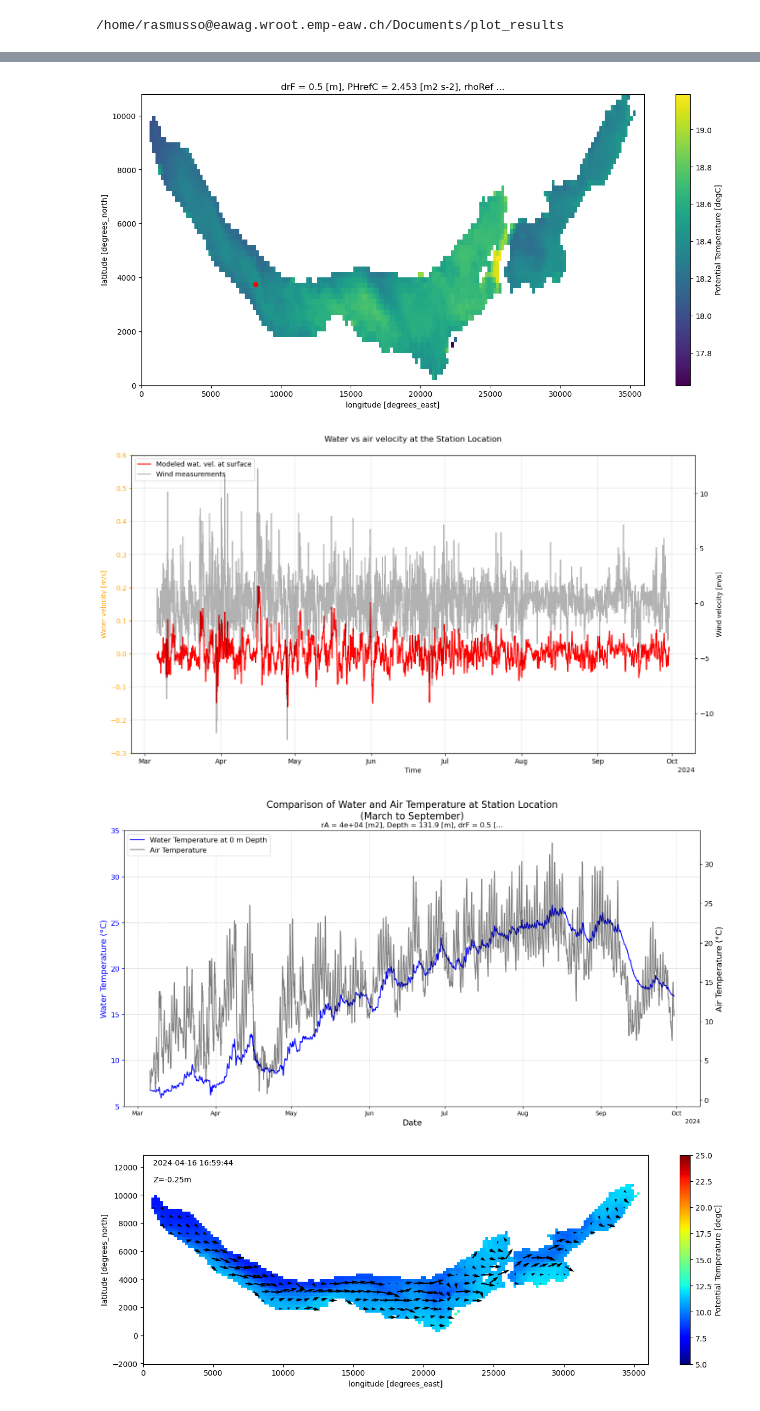
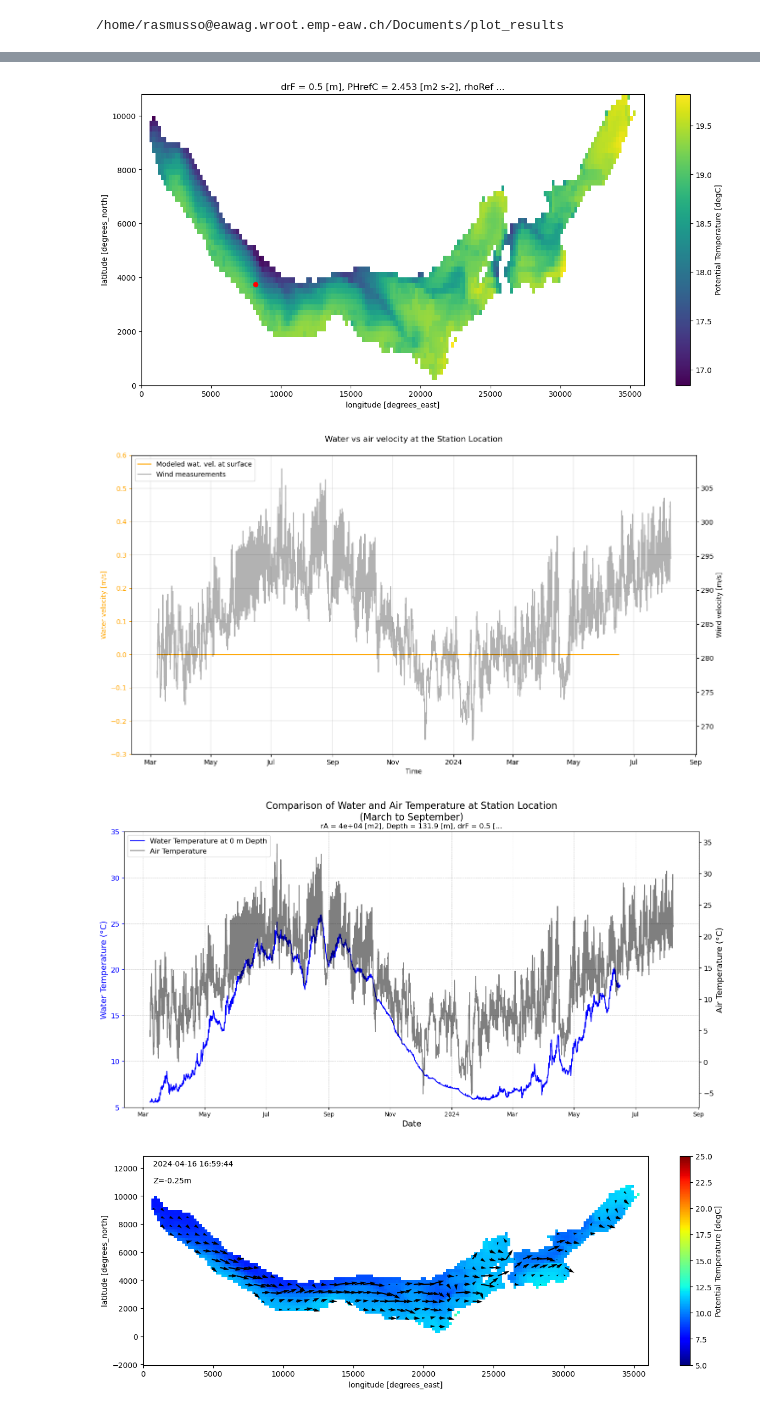
Before and after one commit to leroquan/plot_results, a Jupyter notebook: mitgcm/results_analysis/display_binary_results.ipynb, the cells around one changed output, grey strips where cells are left out. Cells and saved outputs as stored; diff of their text form; code cells hidden in the pictures.

```diff
--- a/mitgcm/results_analysis/display_binary_results.ipynb
+++ b/mitgcm/results_analysis/display_binary_results.ipynb
@@ -28,4 +28,4 @@ model = 'test_zurich'
 lake_name='Zurich'
 mitgcm_config, ds_to_plot = open_mitgcm_ds_from_config('..//config.json', model)
 # %%
-ds_to_plot = ds_to_plot.isel(YG=range(0,54), YC=range(0,54))
+ds_to_plot = ds_to_plot.isel(YG=range(0,34), YC=range(0,54))
@@ -33,7 +70,7 @@ ds_to_plot = ds_to_plot.isel(YG=range(0,54), YC=range(0,54))
 xc_mitgcm_station = 8178
 yc_mitgcm_station = 3739
 
-date_plot_profil = datetime(2024,3,6,0,0,0)
+date_plot_profil = datetime(2023,3,8,0,0,0)
 date_plot_profil_str = date_plot_profil.strftime('%Y%m%d%H%M')
 
 #chose between ['UVEL', 'VVEL', 'WVEL', 'THETA', 'rA', ..., 'XG', 'YG', 'Zp1', 'Zu', 'Zl']
@@ -44,14 +81,14 @@ ds_sel.where(ds_sel != 0, np.nan).plot()
 plt.scatter(xc_mitgcm_station,yc_mitgcm_station,color='red')
 plt.show()
 # %% [output]
-[figure, old version]
+[figure, new version]
 # %%
 #select the meteo input you wish to plot
-var='u10'
+var='atemp'
 #select the corresponding result name
-var2 = 'UVEL'
+var2 = 'THETA'
 
-bin_file_path = rf"/storage/alplakes_test/Soren/lake_zh/march_24/binary_data/{var}.bin"
+bin_file_path = rf"/storage/alplakes_test/Soren/lake_zh/2023_2024/binary_data/{var}.bin"
 with open(bin_file_path, 'rb') as fid:
     binary_data = np.fromfile(fid, dtype='>f8')
 grid_resolution = 200
@@ -62,7 +99,7 @@ nt = len(binary_data) / nx /ny
 
 from datetime import datetime, timedelta
 
-start_date = datetime(2024, 3, 6)
+start_date = datetime(2023, 3, 8)
 
 date_list = []
 for i in range(0, int(nt)):
@@ -75,35 +112,35 @@ i_time = -1
 # FIGURE AIR VS WATER VELOCITY
 
 plt.close('all')
 fig, ax1 = plt.subplots(figsize=(15, 8))
 
 # Plot water velocity on primary y-axis
-ds_to_plot[var2].sel(XG=xc_mitgcm_station, YC=yc_mitgcm_station, Z=0, method='nearest').plot(
+ds_to_plot[var2].sel(XC=xc_mitgcm_station, YC=yc_mitgcm_station, Z=0, method='nearest').plot(
 ax=ax1, color = "orange",label="Modeled wat. vel. at surface")
 
 ax1.set_ylabel('Water velocity [m/s]', color='orange')
 ax1.set_title("")
 ax1.set_ylim(-0.3, 0.6)
 ax1.tick_params(axis='y', colors='orange')
 ax1.grid(True, which='both', linewidth=0.3)
 
 # Create secondary y-axis for wind speed
 ax2 = ax1.twinx()
 ax2.plot(date_list, bin_array[:, 19, 41], linestyle='-', color='black',alpha=0.3, label='Wind measurements')
 
 ax2.set_ylabel('Wind velocity [m/s]', color='black')
 ax2.tick_params(axis='y', labelcolor='black')
 
 # Combine legends from both axes
 lines1, labels1 = ax1.get_legend_handles_labels()
 lines2, labels2 = ax2.get_legend_handles_labels()
 ax1.legend(lines1 + lines2, labels1 + labels2, loc='upper left')
 
 plt.title('Water vs air velocity at the Station Location',pad=20)
 #plt.savefig(rf"{lake_name}_Vel_air_vs_wat_march.png")
 plt.show()
 # %% [output]
-[figure, old version]
+[figure, new version]
 # %%
 import matplotlib.dates as mdates
 import pandas as pd
@@ -150,7 +187,7 @@ plt.title('Comparison of Water and Air Temperature at Station Location\n(March t
 plt.tight_layout()
 plt.show()
 # %% [output]
-[figure, old version]
+[figure, new version]
 # %%
 def plot_map(i_time: int, i_depth: int):
     plt.ioff()
```
Also changed, not shown: parts of 1 cell of this notebook, 7 other files.
